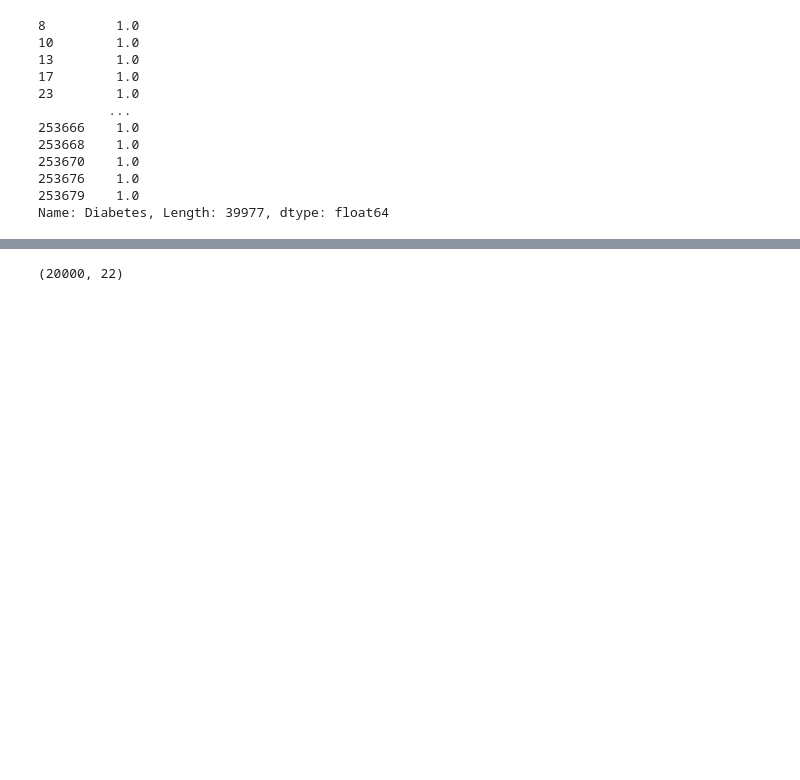
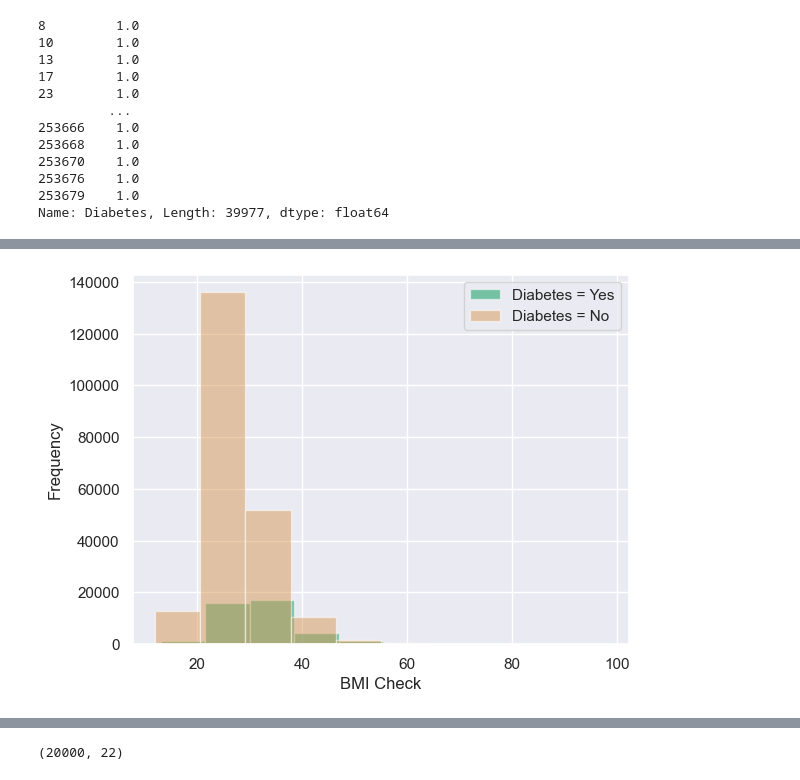
Before and after one commit to sangdev-0503/DiabetesDisease, a Jupyter notebook: DiabetesDisease.ipynb, the cells around one changed output, grey strips where cells are left out. Saved outputs shown, nothing was run; the diff lists cells and outputs as text; code cells hidden in the pictures; blank space fills up the shorter version.

```diff
--- a/DiabetesDisease.ipynb
+++ b/DiabetesDisease.ipynb
@@ -56,0 +201,9 @@ Name: Diabetes, Length: 39977, dtype: float64
+# %%
+df[df['Diabetes_012'] == 1].BMI.plot(kind = 'hist', alpha = 0.5, color = '#019955', label = 'Diabetes = Yes')
+
+df[df['Diabetes_012'] == 0].BMI.plot(kind = 'hist', alpha = 0.5, color = '#d89955', label = 'Diabetes = No')
+
+plt.xlabel('BMI Check')
+plt.legend();
+# %% [output]
+[figure, added]
```
Also changed, not shown: parts of 21 cells of this notebook, 2 other files.
